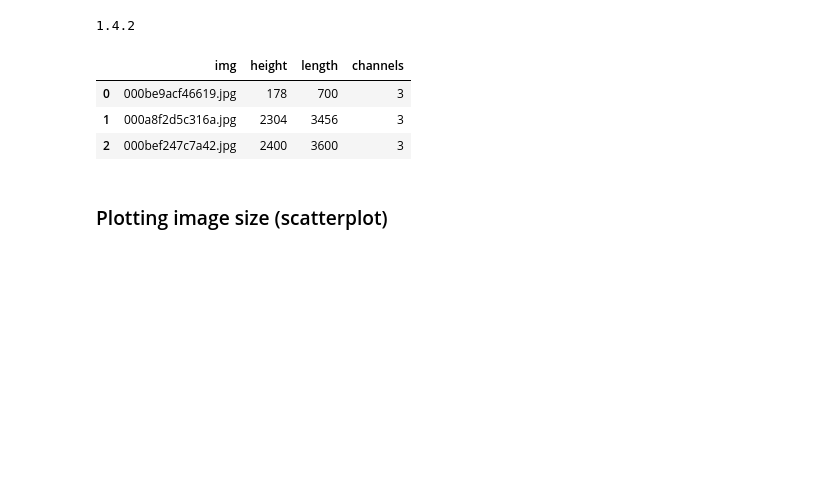
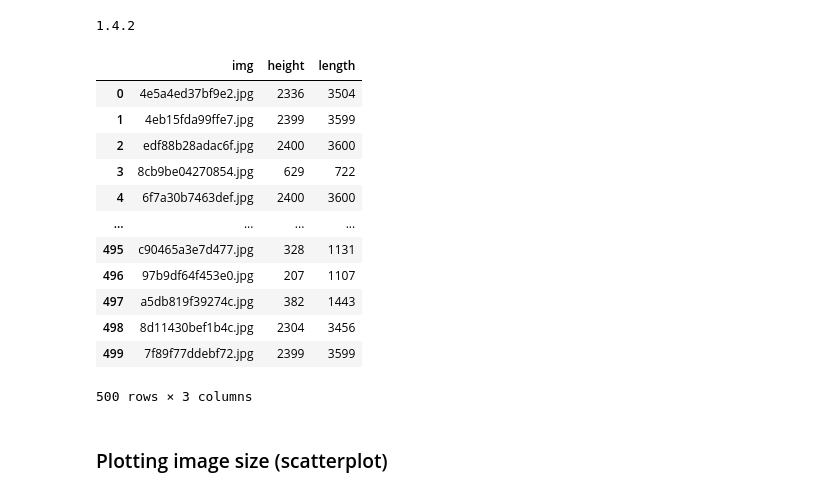
Before and after one commit to asoggia/tails-and-whales, a Jupyter notebook: notebooks/andrea_load_pictures.ipynb, the cells around one changed output. Cells and saved outputs as stored; diff of their text form; code cells hidden in the pictures; blank space fills up the shorter version.

```diff
--- a/notebooks/andrea_load_pictures.ipynb
+++ b/notebooks/andrea_load_pictures.ipynb
@@ -9,5 +13,5 @@ import numpy as np
 # %%
-img = mpimg.imread('/Users/andreasoggia/code/asoggia/tails-and-whales/raw_data/andrea_data_tails-and-whales/subset_3_train/000a8f2d5c316a.jpg')
+img = mpimg.imread('../raw_data/andrea_data_tails-and-whales/subset_3_train/000a8f2d5c316a.jpg')
 img.shape
 # %% [output]
 (2304, 3456, 3)
@@ -31,5 +39,5 @@ from os import listdir
 # %%
-path = "/Users/andreasoggia/code/asoggia/tails-and-whales/raw_data/andrea_data_tails-and-whales/subset_3_train/"
+path = "../raw_data/train_sample_500/train_sample_image/"
 images_list = listdir(path)
 loaded_images = []
 
@@ -82,8 +96,6 @@ X[2].shape
 # %%
 height = []
 length = []
-channels = []
 for img in loaded_images:
     height.append(img.shape[0])
     length.append(img.shape[1])
-    channels.append(img.shape[2])
@@ -103,14 +186,23 @@ print(pd.__version__)
 # %% [output]
 1.4.2
 # %%
-data = {'img': images_list, 'height': height, 'length': length, 'channels': channels}
+data = {'img': images_list, 'height': height, 'length': length}
 df = pd.DataFrame.from_dict(data)
 df
 # %% [output]
-|  | img | height | length | channels |
-| 0 | 000be9acf46619.jpg | 178 | 700 | 3 |
-| 1 | 000a8f2d5c316a.jpg | 2304 | 3456 | 3 |
-| 2 | 000bef247c7a42.jpg | 2400 | 3600 | 3 |
+|  | img | height | length |
+| 0 | 4e5a4ed37bf9e2.jpg | 2336 | 3504 |
+| 1 | 4eb15fda99ffe7.jpg | 2399 | 3599 |
+| 2 | edf88b28adac6f.jpg | 2400 | 3600 |
+| 3 | 8cb9be04270854.jpg | 629 | 722 |
+| 4 | 6f7a30b7463def.jpg | 2400 | 3600 |
+| ... | ... | ... | ... |
+| 495 | c90465a3e7d477.jpg | 328 | 1131 |
+| 496 | 97b9df64f453e0.jpg | 207 | 1107 |
+| 497 | a5db819f39274c.jpg | 382 | 1443 |
+| 498 | 8d11430bef1b4c.jpg | 2304 | 3456 |
+| 499 | 7f89f77ddebf72.jpg | 2399 | 3599 |
+500 rows × 3 columns
 # %% [markdown]
 ### Plotting image size (scatterplot)
 # %%
```
Also changed, not shown: parts of 31 cells of this notebook, 1 other file.
